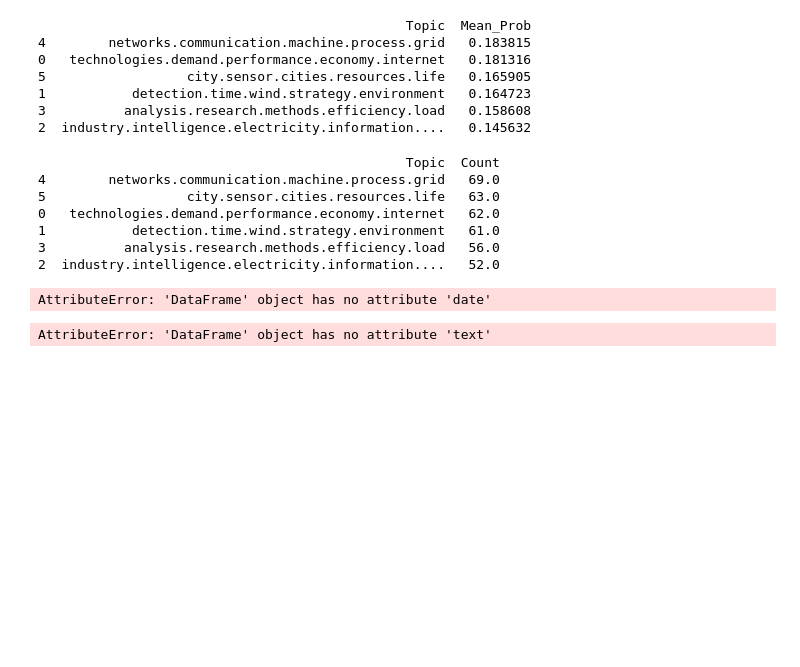
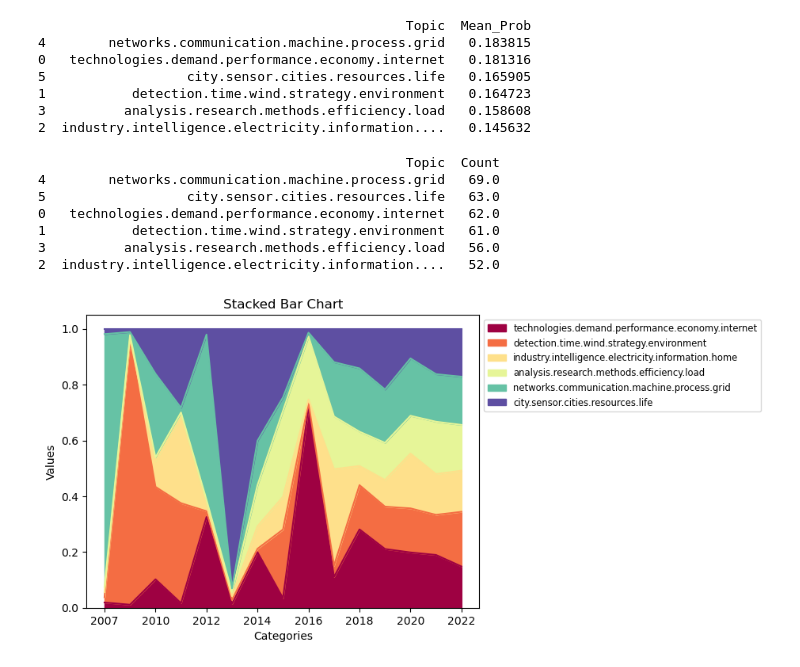
Before and after one commit to Abdulnaser98/CER_Pro, a Jupyter notebook: notebooks/lda.ipynb, the cells around one changed output. Cells and saved outputs as stored; diff of their text form; code cells hidden in the pictures; blank space fills up the shorter version.

```diff
--- a/notebooks/lda.ipynb
+++ b/notebooks/lda.ipynb
@@ -365,44 +357,30 @@ print(topicProportions_df_rank_1)
 # %%
 #document distribution over time
 import string
 from matplotlib import cm
 
 cmap = cm.get_cmap('Spectral')
-data["decade"] = data.date.apply(lambda x: x.strip()[0:3] + "0")
+data["year"] = data['year'].astype(str)
 
 # Combine the 2D array with the DataFrame column using Pandas' concat function
-combined_array = pd.concat([pd.DataFrame(lda_output, columns=topic_labels), data["decade"]], axis=1)
-aggregated_data = combined_array.groupby('decade').mean().reset_index()
-aggregated_data.set_index('decade', inplace=True)
+combined_array = pd.concat([pd.DataFrame(lda_output, columns=topic_labels), data["year"]], axis=1)
+aggregated_data = combined_array.groupby('year').mean().reset_index()
+aggregated_data.set_index('year', inplace=True)
 
 # Create a stacked bar chart
 aggregated_data.plot.area(stacked=True,colormap=cmap, legend='reverse').legend(
     bbox_to_anchor=(1.0, 1.0),
     fontsize='small',
 
 )
 
 # Optional: Customize the plot
 import matplotlib.pyplot as plt
 
 plt.xlabel('Categories')
 plt.ylabel('Values')
 plt.title('Stacked Bar Chart')
-
+plt.savefig('../figures/LDA/stacked_bar_chart.png')
 plt.show()
 # %% [output]
-AttributeError: 'DataFrame' object has no attribute 'date'
+[figure, added]
-# %%
-from tmtoolkit.topicmod.evaluate import metric_coherence_gensim
-# pip install tmtoolkit
-# lda_model - LatentDirichletAllocation()
-# vect - CountVectorizer()
-# texts - the list of tokenized words
-metric_coherence_gensim(measure='c_v',
-                        top_n=25,
-                        topic_word_distrib=lda_model.components_,
-                        dtm=dtm,
-                        vocab=np.array([x for x in wordvect.get_feature_names_out()]),
-                        texts=data.text.values)
-# %% [output]
-AttributeError: 'DataFrame' object has no attribute 'text'
```
Also changed, not shown: parts of 10 cells of this notebook, 31 other files.
